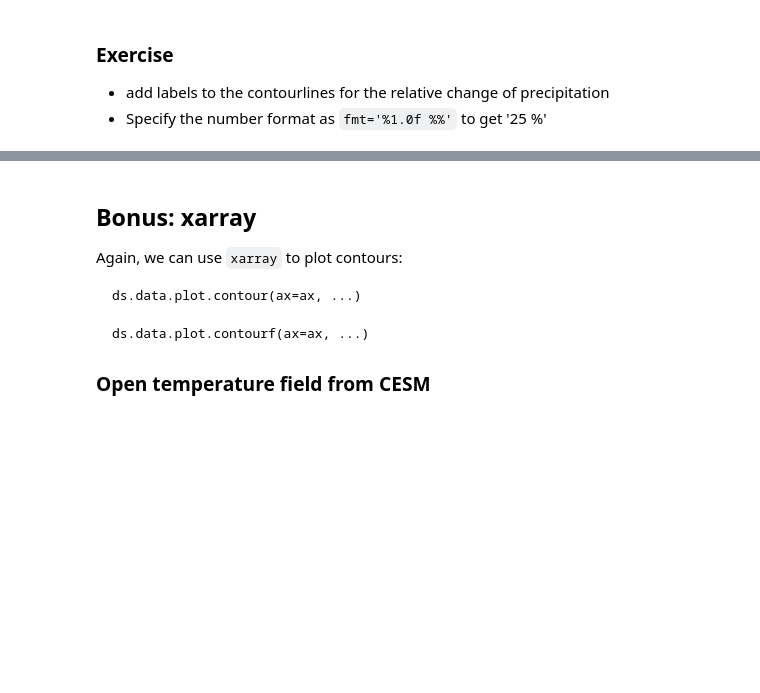
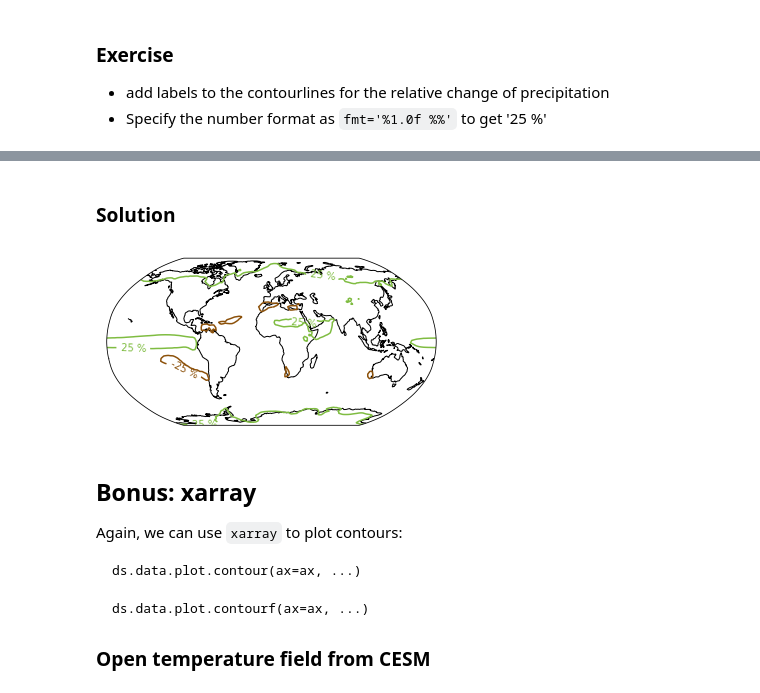
Before and after one commit to C2SM/pyvis, a Jupyter notebook: Part3/ex3_3_contour.ipynb, the cells around one changed output, grey strips where cells are left out. Saved outputs shown, nothing was run; the diff lists cells and outputs as text; code cells hidden in the pictures; blank space fills up the shorter version.

```diff
--- a/Part3/ex3_3_contour.ipynb
+++ b/Part3/ex3_3_contour.ipynb
@@ -327,3 +454,29 @@ ax.set_global()
+# %% [markdown]
+### Solution
+# %%
+# get data
+lon, lat, pr_rel = pr.lon.values, pr.lat.values, pr.pr_rel.values
+PR_REL, LON = cutil.add_cyclic_point(pr_rel, lon)
+
+# plot
+
+f = plt.figure()
+
+f.set_size_inches(15 / 2.54, 10 / 2.54)
+
+ax = plt.axes(projection=ccrs.Robinson())
+
+ax.coastlines()
+
+levels = [-25, 25]
+colors = ['#8c510a', '#7fbc41']
+
+h = ax.contour(LON, lat, PR_REL, transform=ccrs.PlateCarree(), levels=levels, colors=colors)
+cl = ax.clabel(h, fmt='%1.0f %%')
+
+ax.set_global()
+# %% [output]
+[figure, added]
 # %% [markdown]
 ## Bonus: xarray
 
```
Also changed, not shown: parts of 24 cells of this notebook, 40 other files.
